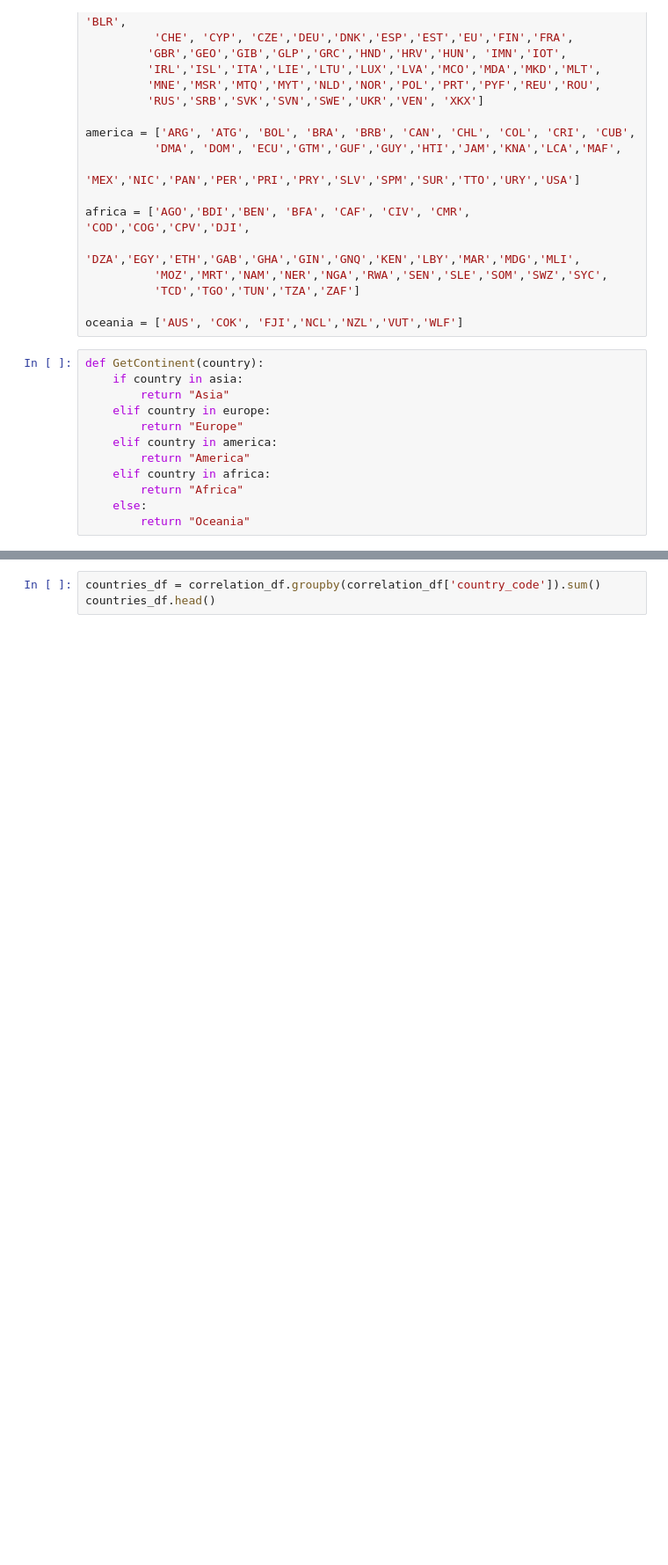
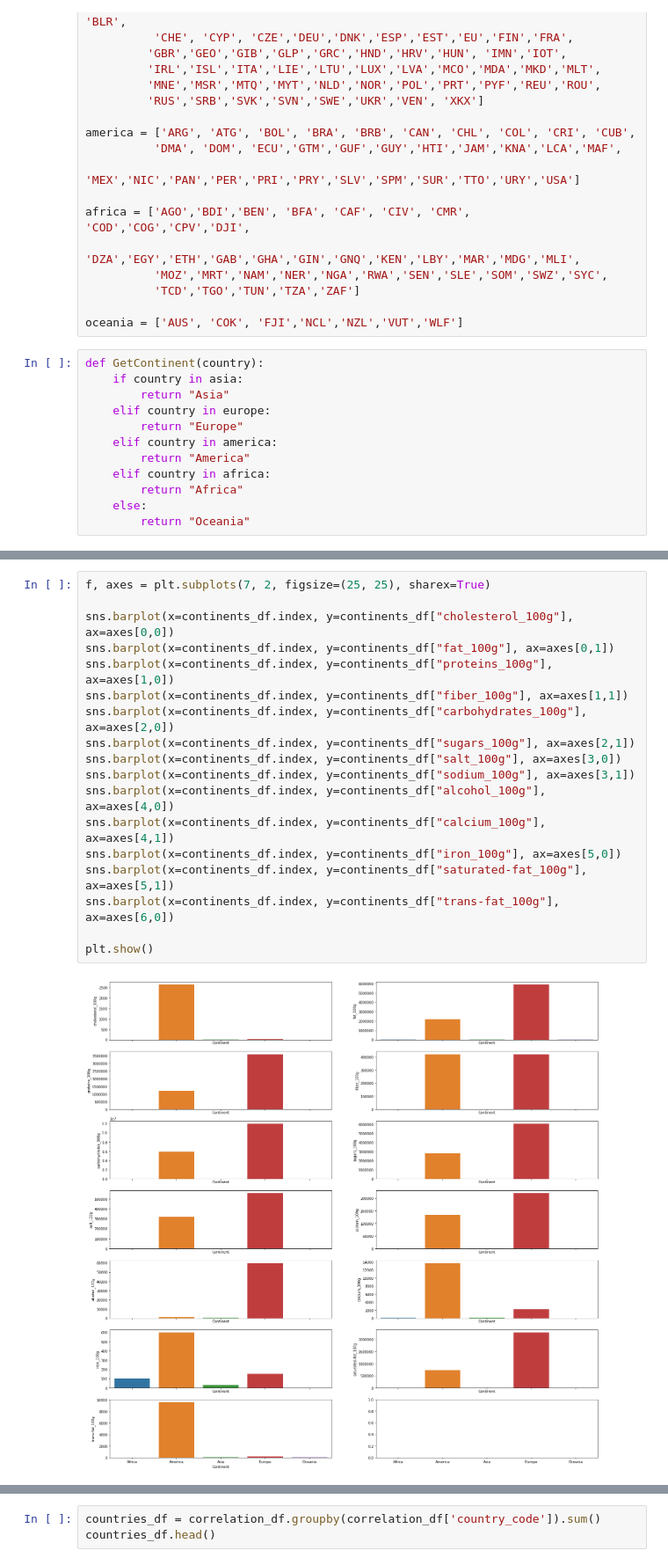
Before and after one commit to celine-y/open_food_facts, a Jupyter notebook: project.ipynb, the cells around one changed output, grey strips where cells are left out. Shown at 88% size. Drawn from its saved outputs; the diff is of its cells as text; blank space fills up the shorter version.

Commit message:
Europe bar plots done

```diff
--- a/project.ipynb
+++ b/project.ipynb
@@ -2049,0 +1958,20 @@ plt.yticks(rotation=0)
+# %%
+f, axes = plt.subplots(7, 2, figsize=(25, 25), sharex=True)
+
+sns.barplot(x=continents_df.index, y=continents_df["cholesterol_100g"], ax=axes[0,0])
+sns.barplot(x=continents_df.index, y=continents_df["fat_100g"], ax=axes[0,1])
+sns.barplot(x=continents_df.index, y=continents_df["proteins_100g"], ax=axes[1,0])
+sns.barplot(x=continents_df.index, y=continents_df["fiber_100g"], ax=axes[1,1])
+sns.barplot(x=continents_df.index, y=continents_df["carbohydrates_100g"], ax=axes[2,0])
+sns.barplot(x=continents_df.index, y=continents_df["sugars_100g"], ax=axes[2,1])
+sns.barplot(x=continents_df.index, y=continents_df["salt_100g"], ax=axes[3,0])
+sns.barplot(x=continents_df.index, y=continents_df["sodium_100g"], ax=axes[3,1])
+sns.barplot(x=continents_df.index, y=continents_df["alcohol_100g"], ax=axes[4,0])
+sns.barplot(x=continents_df.index, y=continents_df["calcium_100g"], ax=axes[4,1])
+sns.barplot(x=continents_df.index, y=continents_df["iron_100g"], ax=axes[5,0])
+sns.barplot(x=continents_df.index, y=continents_df["saturated-fat_100g"], ax=axes[5,1])
+sns.barplot(x=continents_df.index, y=continents_df["trans-fat_100g"], ax=axes[6,0])
+
+plt.show()
+# %% [output]
+[figure, added]
```
Also changed, not shown: parts of 30 cells of this notebook.
